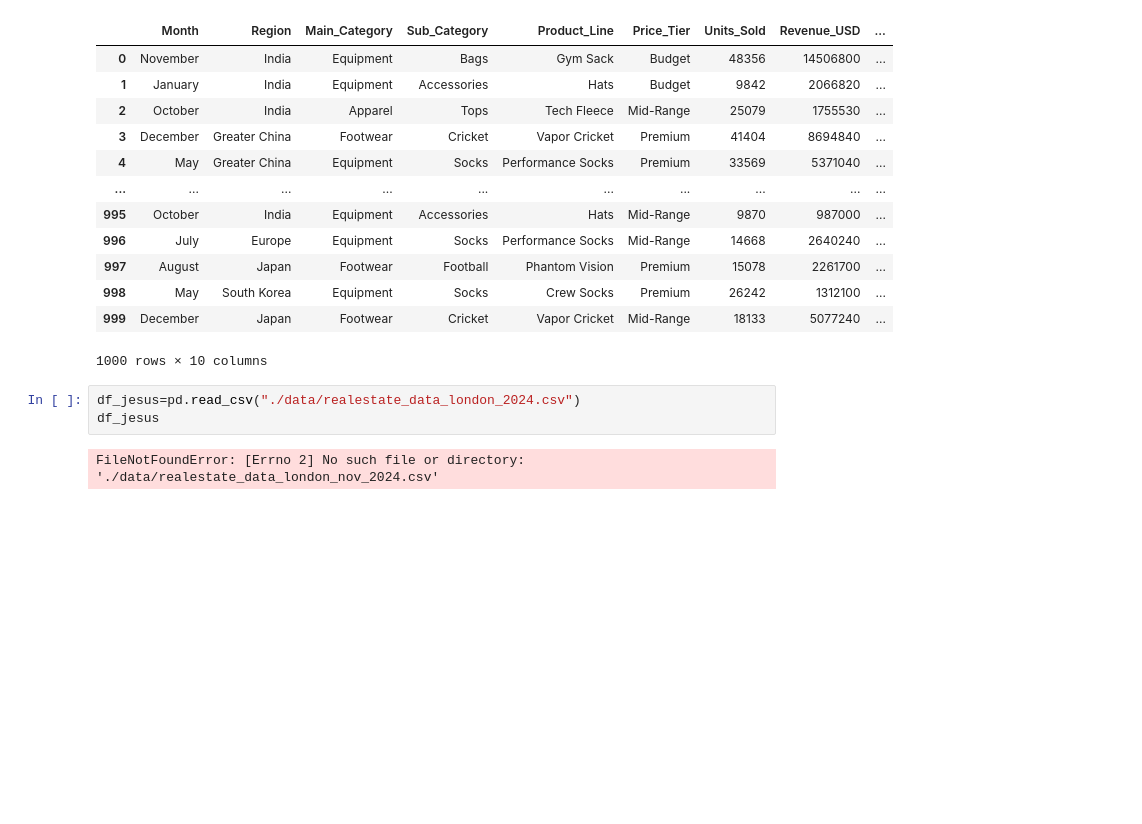
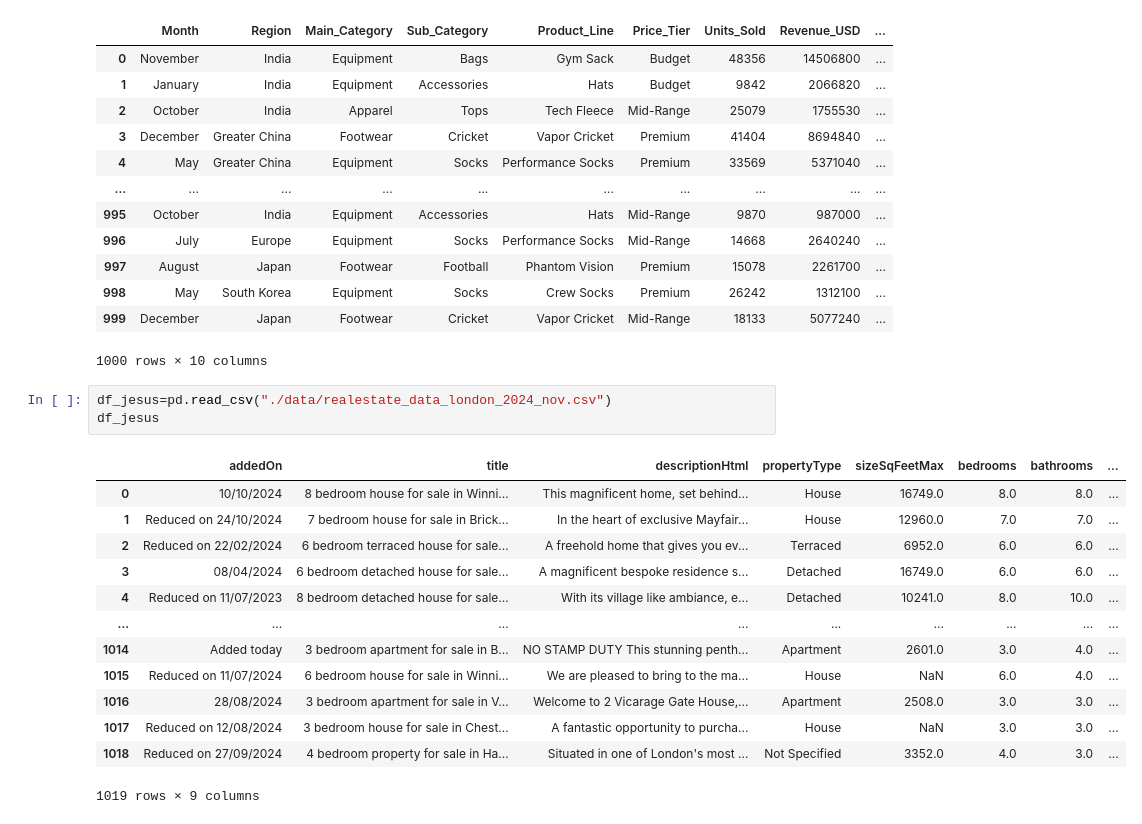
Before and after one commit to Niet-Sart/Team-Challenge---Team-Liberty, a Jupyter notebook: team challenge 10/DF_temas/ejemplos_df_temas.ipynb, the cells around one changed output. Saved outputs shown, nothing was run; the diff lists cells and outputs as text; blank space fills up the shorter version.

```diff
--- a/team challenge 10/DF_temas/ejemplos_df_temas.ipynb
+++ b/team challenge 10/DF_temas/ejemplos_df_temas.ipynb
@@ -105,7 +105,19 @@ df_bea
 | 999 | December | Japan | Footwear | Cricket | Vapor Cricket | Mid-Range | 18133 | 5077240 | ... |
 1000 rows × 10 columns
 # %%
-df_jesus=pd.read_csv("./data/realestate_data_london_2024.csv")
+df_jesus=pd.read_csv("./data/realestate_data_london_2024_nov.csv")
 df_jesus
 # %% [output]
+|  | addedOn | title | descriptionHtml | propertyType | sizeSqFeetMax | bedrooms | bathrooms | ... |
+| 0 | 10/10/2024 | 8 bedroom house for sale in Winni... | This magnificent home, set behind... | House | 16749.0 | 8.0 | 8.0 | ... |
+| 1 | Reduced on 24/10/2024 | 7 bedroom house for sale in Brick... | In the heart of exclusive Mayfair... | House | 12960.0 | 7.0 | 7.0 | ... |
+| 2 | Reduced on 22/02/2024 | 6 bedroom terraced house for sale... | A freehold home that gives you ev... | Terraced | 6952.0 | 6.0 | 6.0 | ... |
+| 3 | 08/04/2024 | 6 bedroom detached house for sale... | A magnificent bespoke residence s... | Detached | 16749.0 | 6.0 | 6.0 | ... |
+| 4 | Reduced on 11/07/2023 | 8 bedroom detached house for sale... | With its village like ambiance, e... | Detached | 10241.0 | 8.0 | 10.0 | ... |
+| ... | ... | ... | ... | ... | ... | ... | ... | ... |
+| 1014 | Added today | 3 bedroom apartment for sale in B... | NO STAMP DUTY This stunning penth... | Apartment | 2601.0 | 3.0 | 4.0 | ... |
+| 1015 | Reduced on 11/07/2024 | 6 bedroom house for sale in Winni... | We are pleased to bring to the ma... | House | NaN | 6.0 | 4.0 | ... |
+| 1016 | 28/08/2024 | 3 bedroom apartment for sale in V... | Welcome to 2 Vicarage Gate House,... | Apartment | 2508.0 | 3.0 | 3.0 | ... |
+| 1017 | Reduced on 12/08/2024 | 3 bedroom house for sale in Chest... | A fantastic opportunity to purcha... | House | NaN | 3.0 | 3.0 | ... |
+| 1018 | Reduced on 27/09/2024 | 4 bedroom property for sale in Ha... | Situated in one of London's most ... | Not Specified | 3352.0 | 4.0 | 3.0 | ... |
-FileNotFoundError: [Errno 2] No such file or directory: './data/realestate_data_london_nov_2024.csv'
+1019 rows × 9 columns
```
